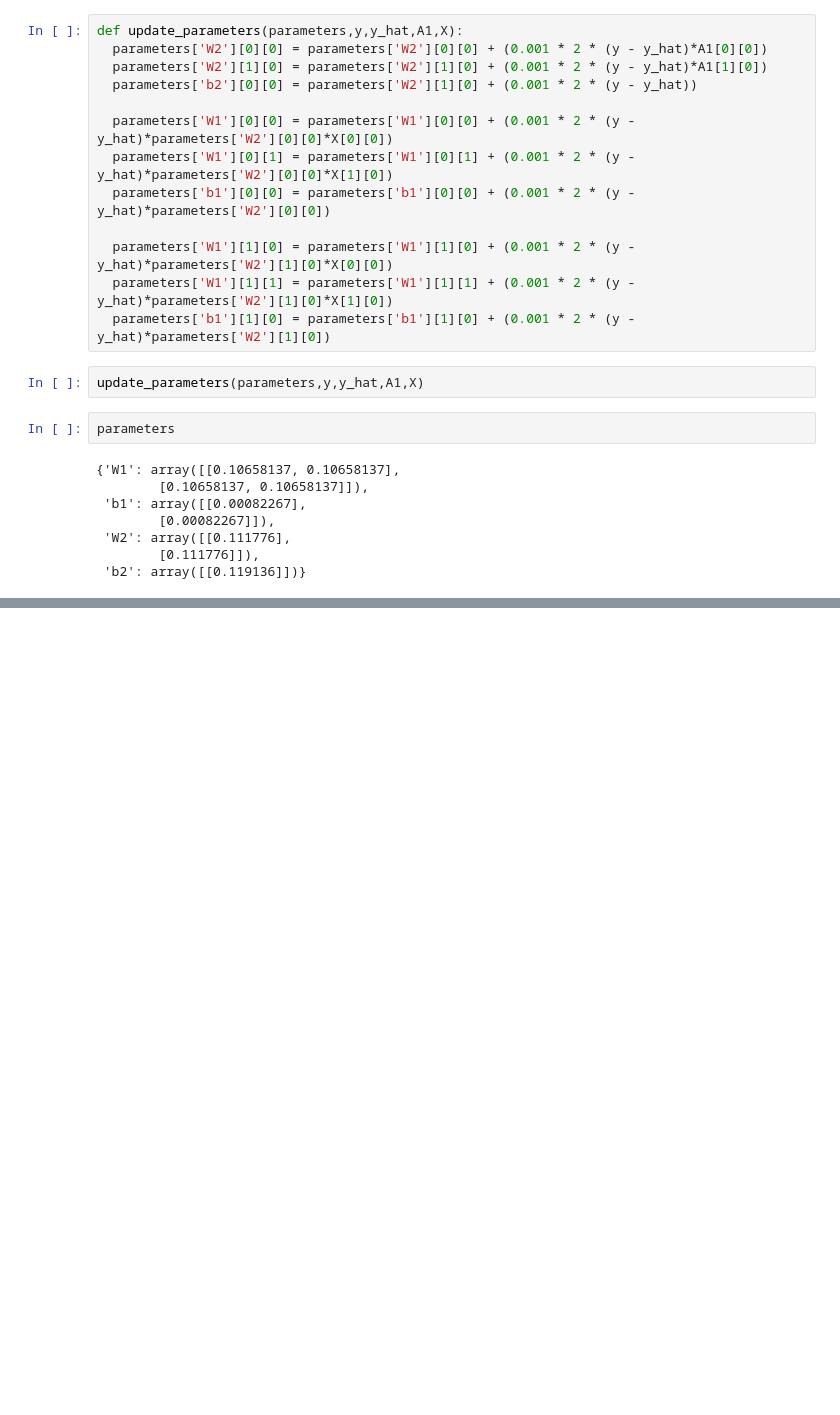
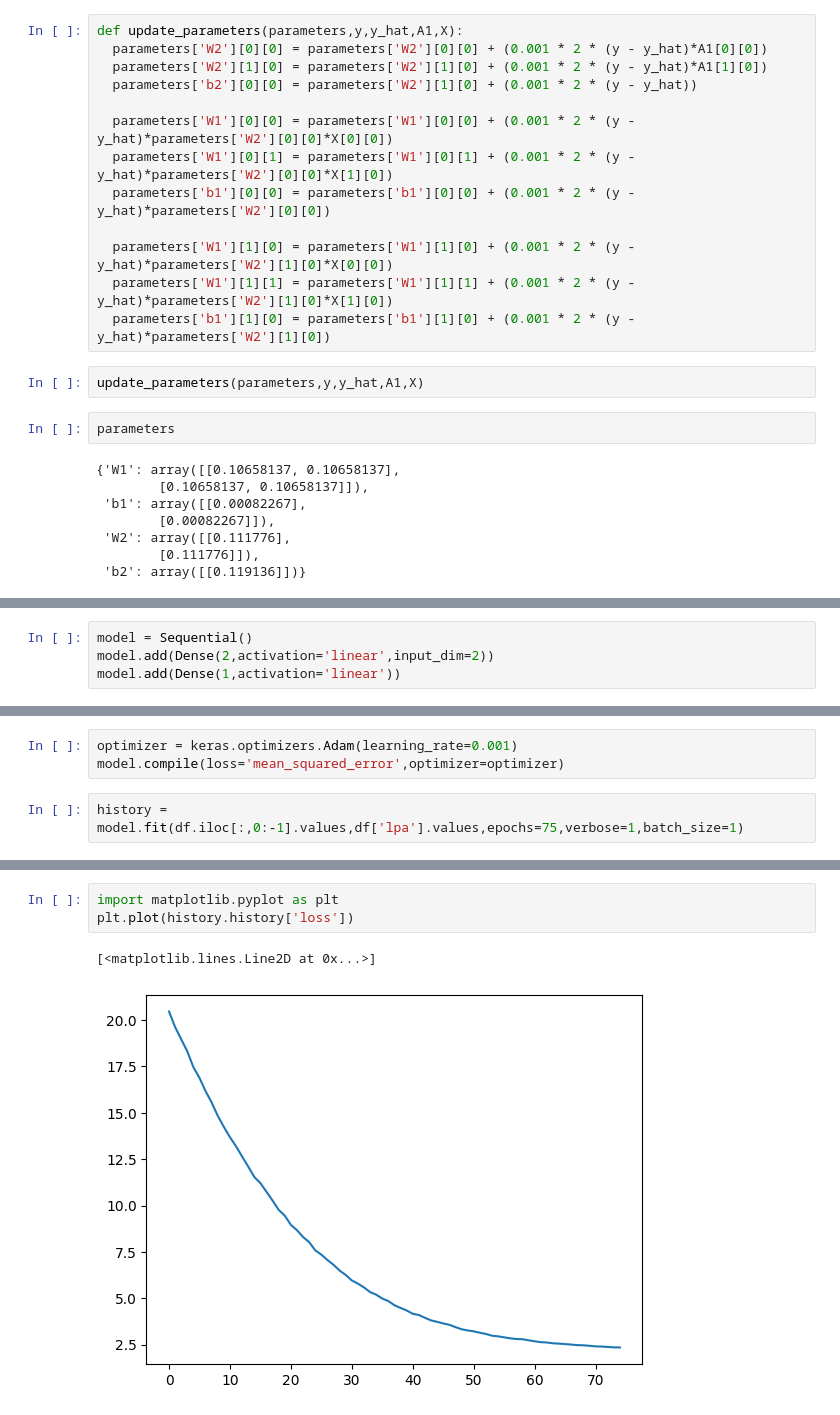
Before and after one commit to fuadh246/Deep-Learning, a Jupyter notebook: ANN/Backpropagation-Regression.ipynb, the cells around one changed output, grey strips where cells are left out. Cells and saved outputs as stored; diff of their text form; blank space fills up the shorter version.

Commit message:
keras

```diff
--- a/ANN/Backpropagation-Regression.ipynb
+++ b/ANN/Backpropagation-Regression.ipynb
@@ -115,0 +139,4 @@ parameters
+# %%
+model = Sequential()
+model.add(Dense(2,activation='linear',input_dim=2))
+model.add(Dense(1,activation='linear'))
@@ -115,0 +166,5 @@ parameters
+# %%
+optimizer = keras.optimizers.Adam(learning_rate=0.001)
+model.compile(loss='mean_squared_error',optimizer=optimizer)
+# %%
+history = model.fit(df.iloc[:,0:-1].values,df['lpa'].values,epochs=75,verbose=1,batch_size=1)
@@ -115,0 +189,6 @@ parameters
+# %%
+import matplotlib.pyplot as plt
+plt.plot(history.history['loss'])
+# %% [output]
+[<matplotlib.lines.Line2D at 0x...>]
+[figure, added]
```
Also changed, not shown: parts of 6 cells of this notebook.
